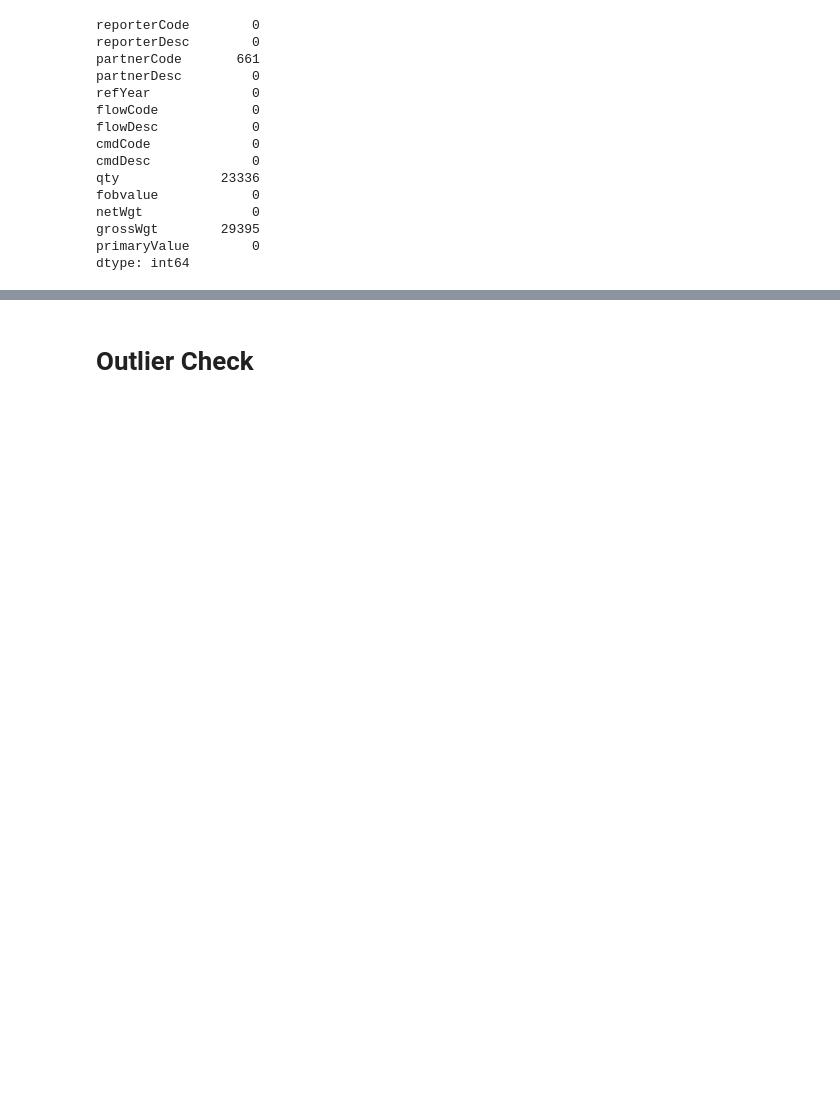
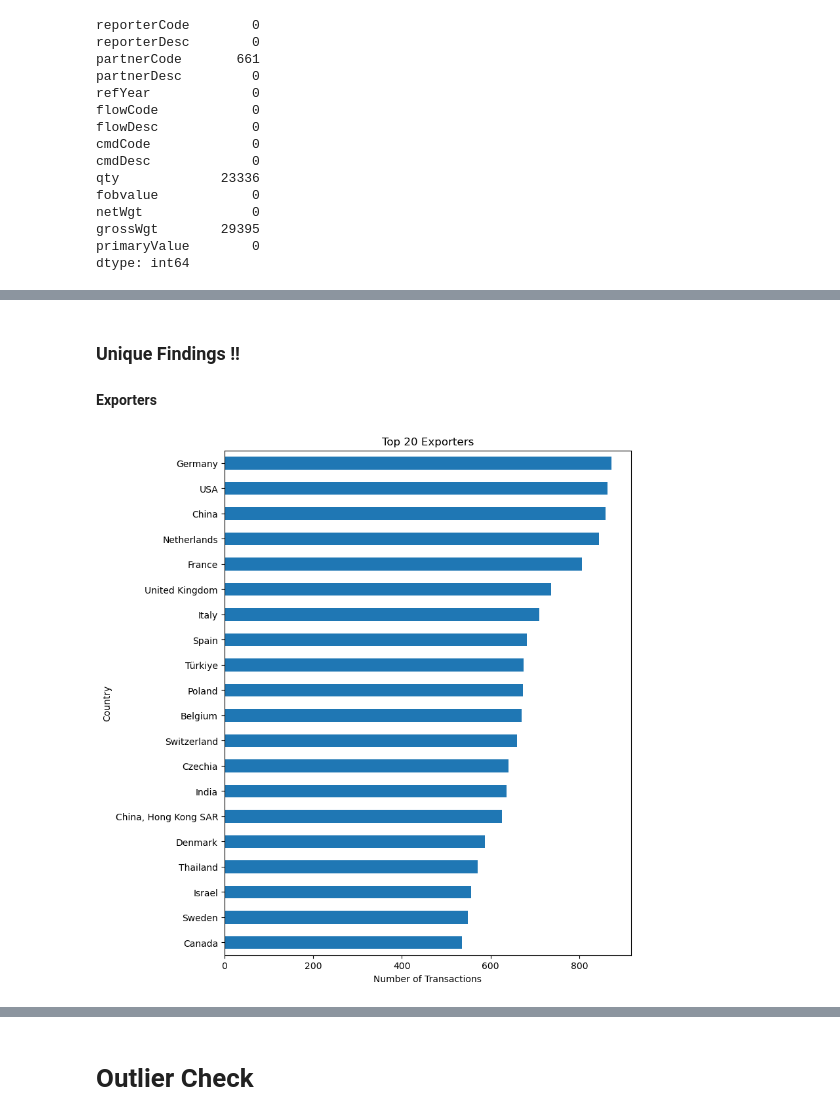
Before and after one commit to rfih/Dibimbing---DSDA, a Jupyter notebook: Final Project/Final.ipynb, the cells around one changed output, grey strips where cells are left out. Saved outputs shown, nothing was run; the diff lists cells and outputs as text; code cells hidden in the pictures; blank space fills up the shorter version.

```diff
--- a/Final Project/Final.ipynb
+++ b/Final Project/Final.ipynb
@@ -293,5 +291,6 @@ dtype: int64
 # %%
 # Fill missing values in 'netWgt' with the median of the column
 median_netWgt = df_copy_export['netWgt'].median()
+df_copy_export['netWgt'] = df_copy_export['netWgt'].fillna(median_netWgt)
 df_copy_export['netWgt'] = df_copy_export['netWgt'].replace(0, median_netWgt)
 # %% [output]
@@ -344,0 +351,5 @@ dtype: int64
+# %%
+df_export.drop(columns=['grossWgt', 'primaryValue'], inplace=True)
+# %%
+df_export = df_export.reset_index(drop=True)
+df_export.head()
@@ -344,0 +565,13 @@ dtype: int64
+# %% [markdown]
+### Unique Findings !!
+#### Exporters
+# %%
+# From df_export
+df_export['reporterDesc'].value_counts().head(20).plot(kind='barh', figsize=(8, 10))
+plt.title("Top 20 Exporters")
+plt.xlabel("Number of Transactions")
+plt.ylabel("Country")
+plt.gca().invert_yaxis()
+plt.show()
+# %% [output]
+[figure, added]
```
Also changed, not shown: parts of 35 cells of this notebook.
